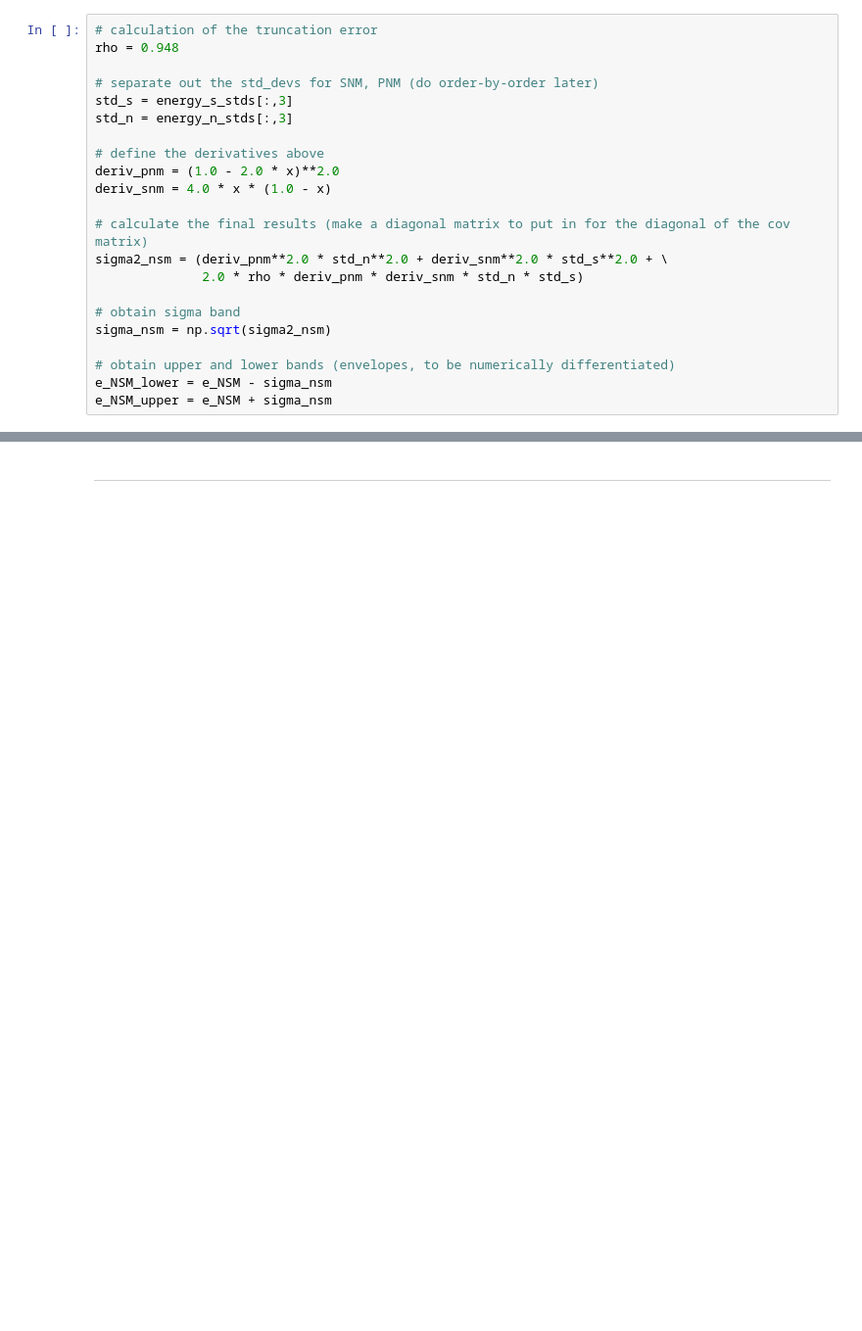
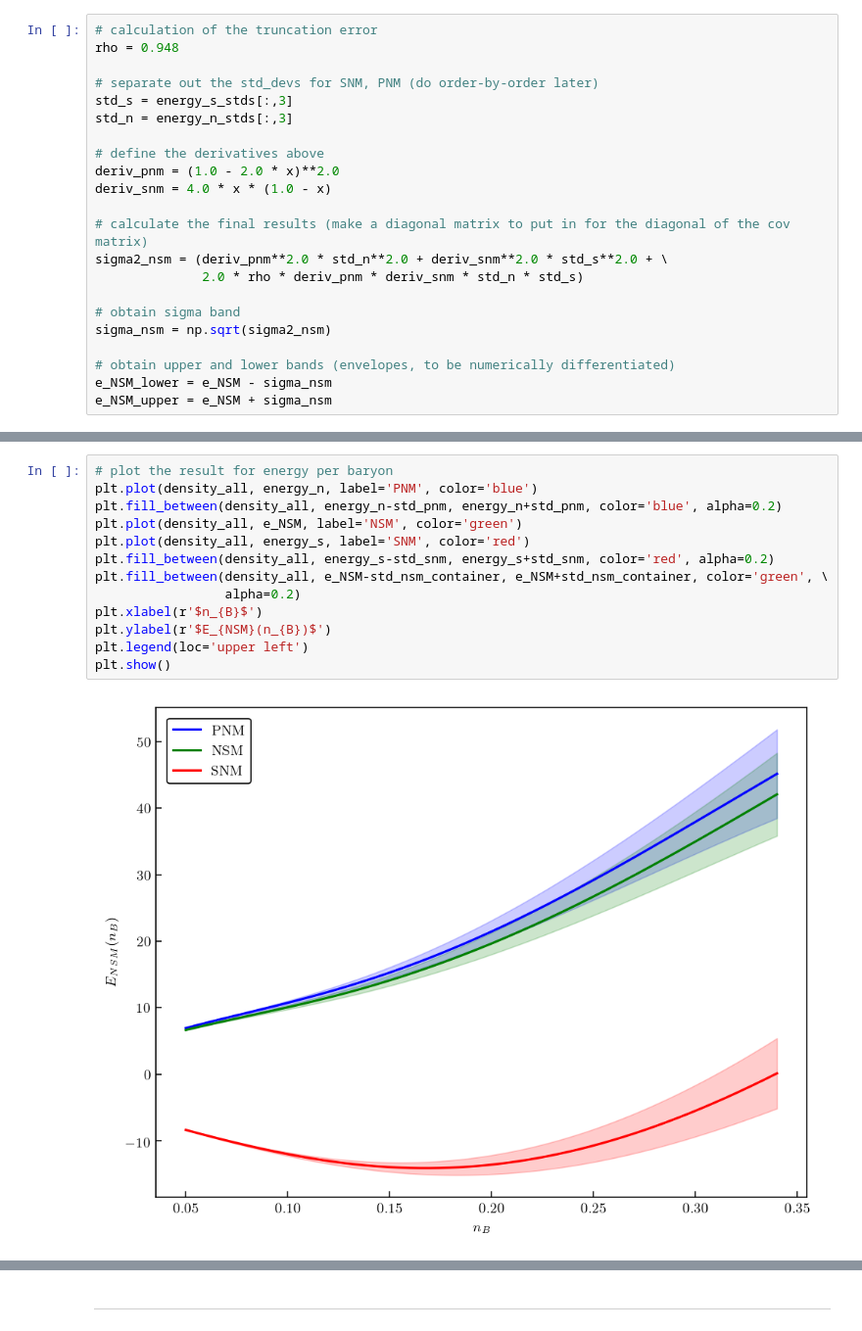
Before and after one commit to asemposki/neutron-rich-bmm, a Jupyter notebook: notebooks/NSM_EOS_ChEFT.ipynb, the cells around one changed output, grey strips where cells are left out. Shown at 98% size. Cells and saved outputs as stored; diff of their text form; blank space fills up the shorter version.

```diff
--- a/notebooks/NSM_EOS_ChEFT.ipynb
+++ b/notebooks/NSM_EOS_ChEFT.ipynb
@@ -943,0 +976,15 @@ e_NSM_upper = e_NSM + sigma_nsm
+# %%
+# plot the result for energy per baryon
+plt.plot(density_all, energy_n, label='PNM', color='blue')
+plt.fill_between(density_all, energy_n-std_pnm, energy_n+std_pnm, color='blue', alpha=0.2)
+plt.plot(density_all, e_NSM, label='NSM', color='green')
+plt.plot(density_all, energy_s, label='SNM', color='red')
+plt.fill_between(density_all, energy_s-std_snm, energy_s+std_snm, color='red', alpha=0.2)
+plt.fill_between(density_all, e_NSM-std_nsm_container, e_NSM+std_nsm_container, color='green', \
+                 alpha=0.2)
+plt.xlabel(r'$n_{B}$')
+plt.ylabel(r'$E_{NSM}(n_{B})$')
+plt.legend(loc='upper left')
+plt.show()
+# %% [output]
+[figure, added]
```
Also changed, not shown: parts of 79 cells of this notebook, 2 other files.
